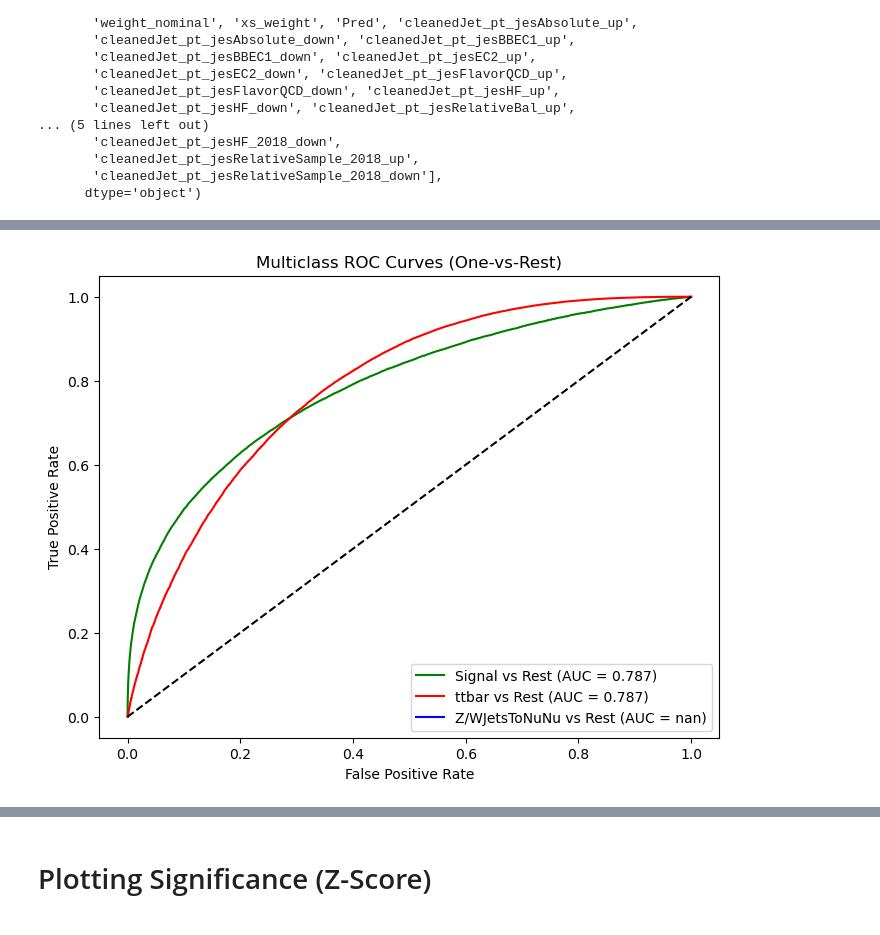
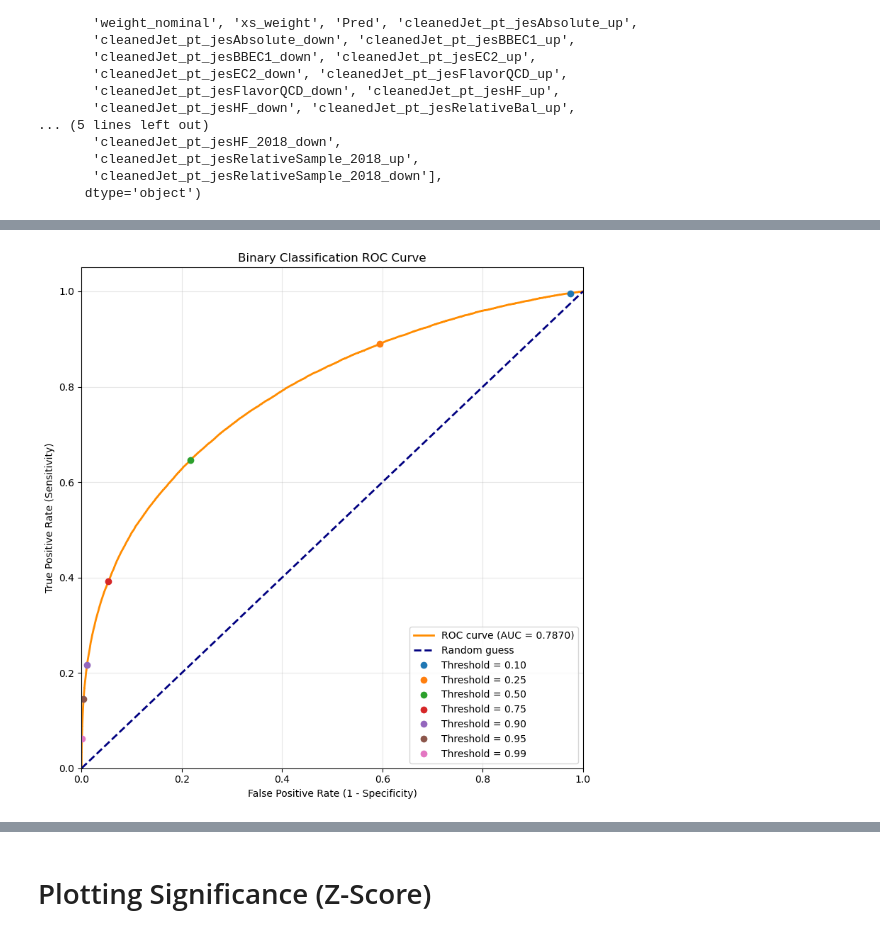
Before and after one commit to rabmc24/msci_project, a Jupyter notebook: transformer_renewed/bristol-tth-transformer-msc_project/notebooks/training_binary_updated.ipynb, the cells around one changed output, grey strips where cells are left out. Drawn from its saved outputs; the diff is of its cells as text; code cells hidden in the pictures.

```diff
--- a/transformer_renewed/bristol-tth-transformer-msc_project/notebooks/training_binary_updated.ipynb
+++ b/transformer_renewed/bristol-tth-transformer-msc_project/notebooks/training_binary_updated.ipynb
@@ -580,5 +582,92 @@ Index(['event', 'region', 'Generator_weight', 'Generator_scalePDF',
 # %%
 # Plot multiclass ROC curves
-fig = plot_multiclass_roc(labels, probs, outdir=outdir, show=True)
+import numpy as np
+import matplotlib.pyplot as plt
+from sklearn.metrics import roc_curve, auc, roc_auc_score
+import torch
+
+# Ensure we're in evaluation mode
+model.eval()
+
+# Get predictions for validation set if not already done
+if 'probs' not in locals() or 'labels' not in locals():
+    with torch.no_grad():
+        all_probs = []
+        all_labels = []
+
+        for inputs, labels, weights, mask, event in valid_loader:
+            inputs = inputs.to(device)
+            mask = mask.to(device)
+            outputs = model(inputs, padding_mask=mask)
+            probs = torch.softmax(outputs, dim=1)
+
+            all_probs.append(probs.cpu())
+            all_labels.append(labels.cpu())
+
+        probs = torch.cat(all_probs, dim=0)
+        labels = torch.cat(all_labels, dim=0)
+
+# Convert to numpy arrays for scikit-learn functions
+probs_np = probs.numpy()
+labels_np = labels.numpy()
+
+# For binary classification, we need the probability of the signal class (class 0)
+signal_probs = probs_np[:, 0]
+
+# Convert labels to binary format (1 for signal, 0 for background)
+# Since in your dataset, 0=signal and 1,2=background
+binary_labels = (labels_np == 0).astype(int)
+
+# Calculate ROC curve
+fpr, tpr, thresholds = roc_curve(binary_labels, signal_probs)
+
+# Calculate AUC
+roc_auc = auc(fpr, tpr)
+
+# Create ROC plot
+plt.figure(figsize=(8, 8))
+plt.plot(fpr, tpr, color='darkorange', lw=2,
+         label=f'ROC curve (AUC = {roc_auc:.4f})')
+plt.plot([0, 1], [0, 1], color='navy', lw=2, linestyle='--',
+         label='Random guess')
+plt.xlim([0.0, 1.0])
+plt.ylim([0.0, 1.05])
+plt.xlabel('False Positive Rate (1 - Specificity)')
+plt.ylabel('True Positive Rate (Sensitivity)')
+plt.title('Binary Classification ROC Curve')
+plt.legend(loc="lower right")
+plt.grid(alpha=0.3)
+
+# Add threshold markers
+# Choose specific thresholds to mark
+markers_at = [0.1, 0.25, 0.5, 0.75, 0.9, 0.95, 0.99]
+for threshold in markers_at:
+    # Find the closest threshold value
+    idx = (np.abs(thresholds - threshold)).argmin()
+    plt.plot(fpr[idx], tpr[idx], 'o', markersize=6,
+             label=f'Threshold = {threshold:.2f}')
+
+plt.legend(loc="lower right")
+plt.tight_layout()
+
+# Save if outdir is defined
+if 'outdir' in locals() and outdir:
+    plt.savefig(f"{outdir}/binary_roc_curve.pdf")
+    plt.savefig(f"{outdir}/binary_roc_curve.png", dpi=300)
+
+plt.show()
+
+# Print some statistics
+print(f"Area Under the ROC Curve (AUC): {roc_auc:.4f}")
+
+# Find optimal threshold based on maximum Youden's J statistic (Sensitivity + Specificity - 1)
+J = tpr - fpr
+optimal_idx = np.argmax(J)
+optimal_threshold = thresholds[optimal_idx]
+print(f"Optimal threshold: {optimal_threshold:.4f}")
+print(f"At this threshold:")
+print(f"  - True Positive Rate (Sensitivity): {tpr[optimal_idx]:.4f}")
+print(f"  - False Positive Rate: {fpr[optimal_idx]:.4f}")
+print(f"  - Specificity: {1-fpr[optimal_idx]:.4f}")
 # %% [output]
-[figure, old version]
+[figure, new version]
```
Also changed, not shown: parts of 12 cells of this notebook, 4 other files.
